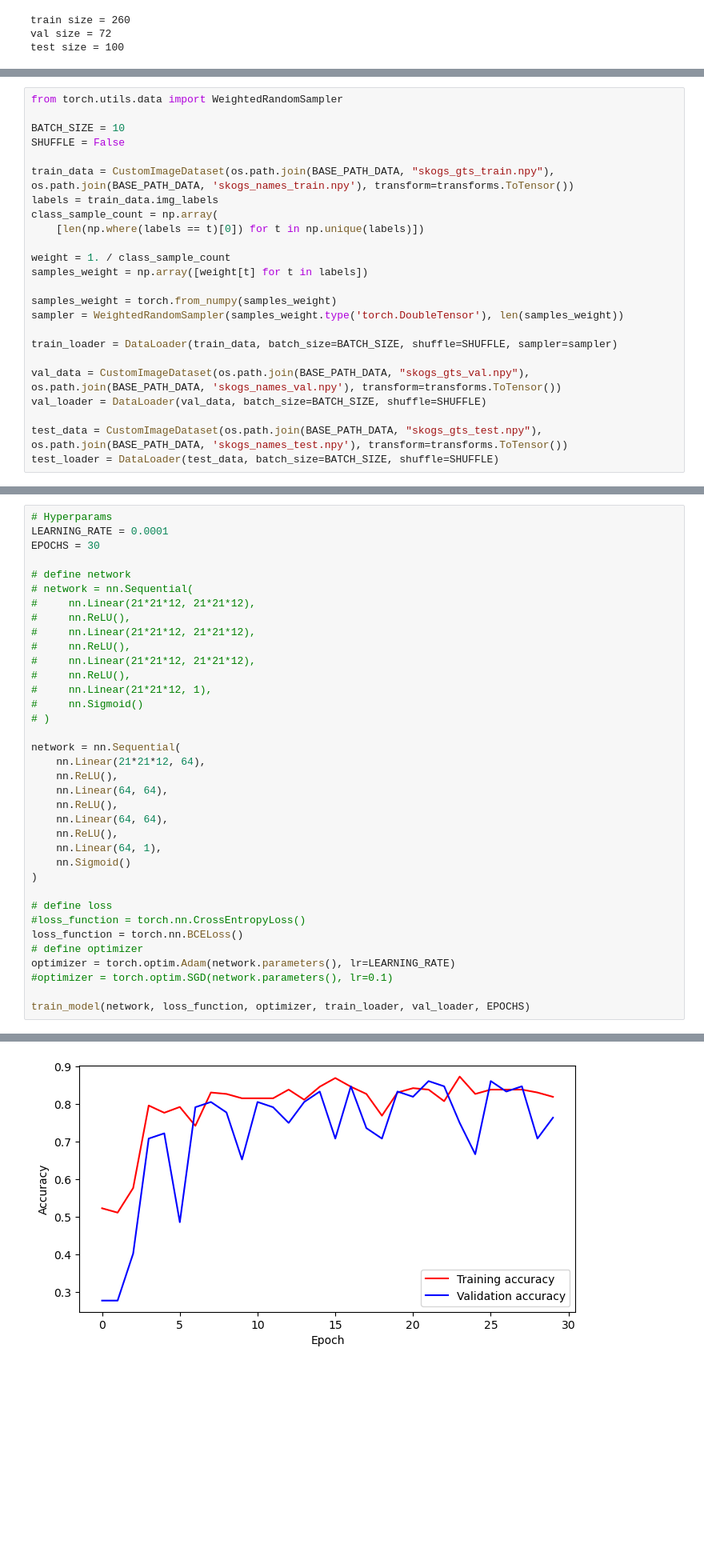
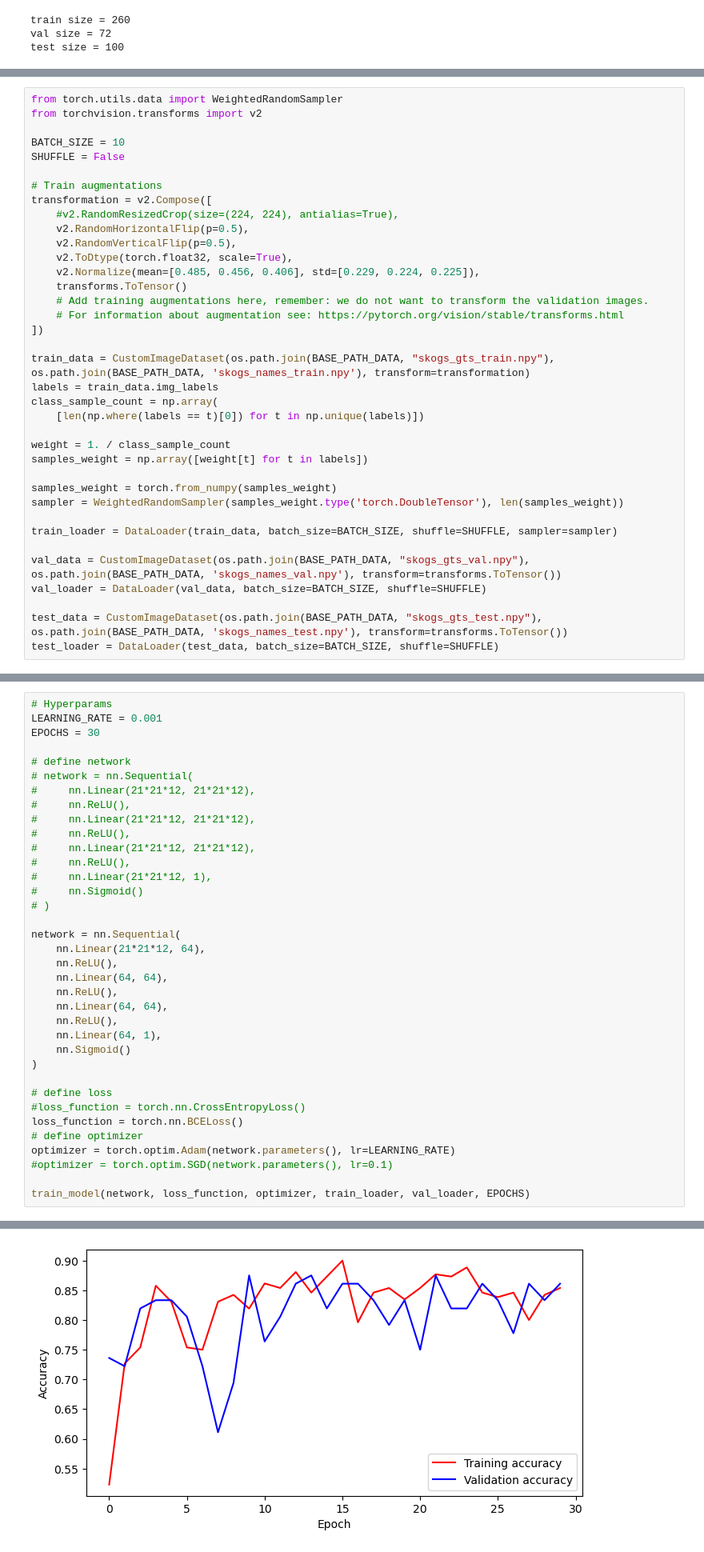
Before and after one commit to Kyrne/D7046E-Project, a Jupyter notebook: test.ipynb, the cells around one changed output, grey strips where cells are left out. Shown at 80% size. Cells and saved outputs as stored; diff of their text form; blank space fills up the shorter version.

```diff
--- a/test.ipynb
+++ b/test.ipynb
@@ -143,11 +143,24 @@ class CustomImageDataset(Dataset):
         return image, label
 # %%
 from torch.utils.data import WeightedRandomSampler
+from torchvision.transforms import v2
 
 BATCH_SIZE = 10
 SHUFFLE = False
 
-train_data = CustomImageDataset(os.path.join(BASE_PATH_DATA, "skogs_gts_train.npy"), os.path.join(BASE_PATH_DATA, 'skogs_names_train.npy'), transform=transforms.ToTensor())
+# Train augmentations
+transformation = v2.Compose([
+    #v2.RandomResizedCrop(size=(224, 224), antialias=True),
+    v2.RandomHorizontalFlip(p=0.5),
+    v2.RandomVerticalFlip(p=0.5),
+    v2.ToDtype(torch.float32, scale=True),
+    v2.Normalize(mean=[0.485, 0.456, 0.406], std=[0.229, 0.224, 0.225]),
+    transforms.ToTensor()
+    # Add training augmentations here, remember: we do not want to transform the validation images.
+    # For information about augmentation see: https://pytorch.org/vision/stable/transforms.html
+])
+
+train_data = CustomImageDataset(os.path.join(BASE_PATH_DATA, "skogs_gts_train.npy"), os.path.join(BASE_PATH_DATA, 'skogs_names_train.npy'), transform=transformation)
 labels = train_data.img_labels
 class_sample_count = np.array(
     [len(np.where(labels == t)[0]) for t in np.unique(labels)])
@@ -322,7 +335,7 @@ def train_model(model, criterion, optimizer, train_loader, val_loader, num_epoch
         plt.show()
 # %%
 # Hyperparams
-LEARNING_RATE = 0.0001
+LEARNING_RATE = 0.001
 EPOCHS = 30
 
 # define network
@@ -378 +391 @@ number of clear images = 129
-[figure, old version]
+[figure, new version]
```
Also changed, not shown: parts of 1 cell of this notebook, 2 other files.
